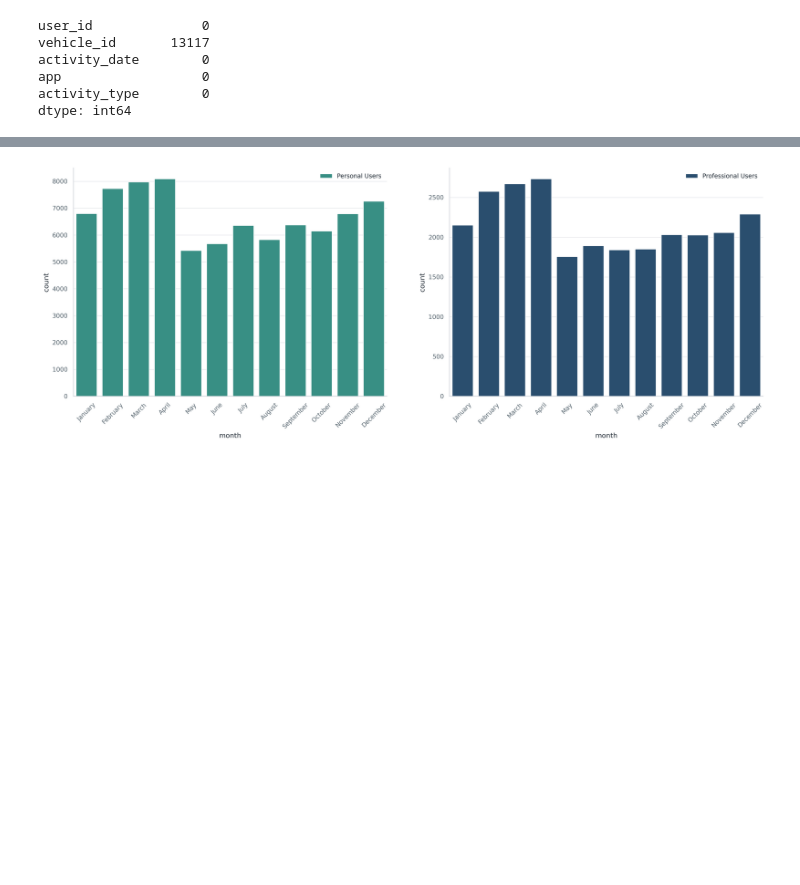
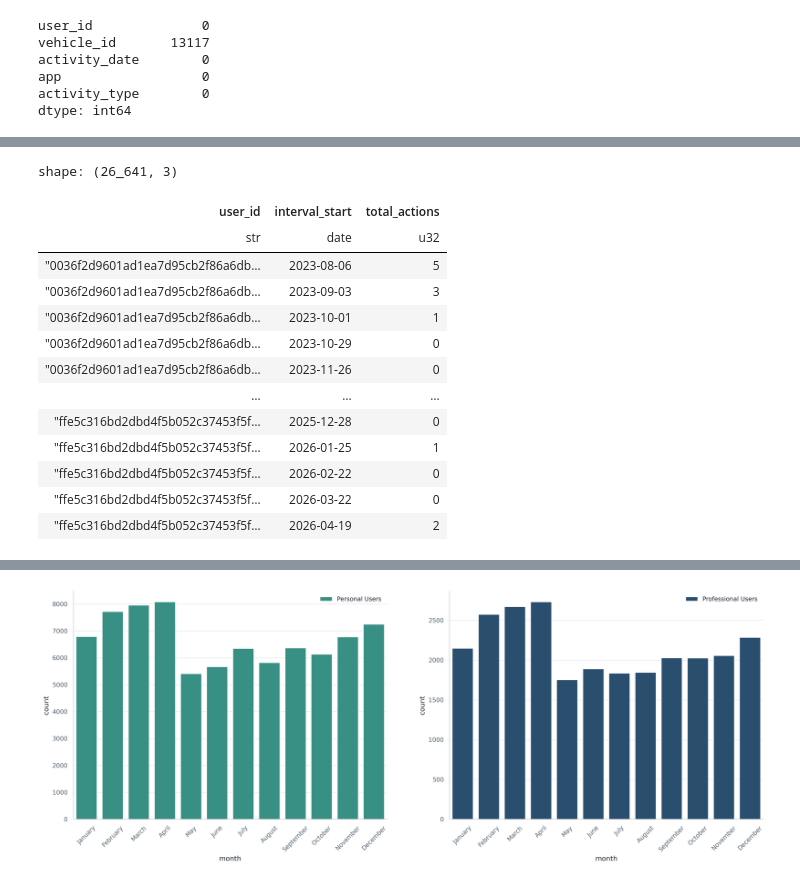
Before and after one commit to PadTo/Survival_Analysis_Thesis, a Jupyter notebook: Coding/notebooks/01_activity_data_exploration.ipynb, the cells around one changed output, grey strips where cells are left out. Saved outputs shown, nothing was run; the diff lists cells and outputs as text; code cells hidden in the pictures; blank space fills up the shorter version.

```diff
--- a/Coding/notebooks/01_activity_data_exploration.ipynb
+++ b/Coding/notebooks/01_activity_data_exploration.ipynb
@@ -583,0 +689,15 @@ Name: activity_date, dtype: float64
+# %%
+df = pl.read_csv(Path(r"<REPO>\Coding\Data\interim\personal_users_dataset.csv"))
+df = df.with_columns(
+            pl.col(CHURN_ADJUSTED_DATE_COL)
+            .str.to_datetime(time_unit="us", time_zone="UTC")
+            .dt.date()
+            .alias(CHURN_ADJUSTED_DATE_COL)
+        ).sort(by=[USER_ID_COL, ACTIVITY_DATE_COL])
+
+df = df.with_columns(
+    pl.col(ACTIVITY_DATE_COL)
+    .str.to_datetime(time_unit="us", time_zone="UTC")
+    .dt.date()
+    .alias(ACTIVITY_DATE_COL)
+).sort(by=[USER_ID_COL, ACTIVITY_DATE_COL])
@@ -583,0 +749,17 @@ Name: activity_date, dtype: float64
+# %%
+df_actions
+# %% [output]
+shape: (26_641, 3)
+| user_id | interval_start | total_actions |
+| str | date | u32 |
+| "0036f2d9601ad1ea7d95cb2f86a6db… | 2023-08-06 | 5 |
+| "0036f2d9601ad1ea7d95cb2f86a6db… | 2023-09-03 | 3 |
+| "0036f2d9601ad1ea7d95cb2f86a6db… | 2023-10-01 | 1 |
+| "0036f2d9601ad1ea7d95cb2f86a6db… | 2023-10-29 | 0 |
+| "0036f2d9601ad1ea7d95cb2f86a6db… | 2023-11-26 | 0 |
+| … | … | … |
+| "ffe5c316bd2dbd4f5b052c37453f5f… | 2025-12-28 | 0 |
+| "ffe5c316bd2dbd4f5b052c37453f5f… | 2026-01-25 | 1 |
+| "ffe5c316bd2dbd4f5b052c37453f5f… | 2026-02-22 | 0 |
+| "ffe5c316bd2dbd4f5b052c37453f5f… | 2026-03-22 | 0 |
+| "ffe5c316bd2dbd4f5b052c37453f5f… | 2026-04-19 | 2 |
```
Also changed, not shown: parts of 30 cells of this notebook, 2 other files.
